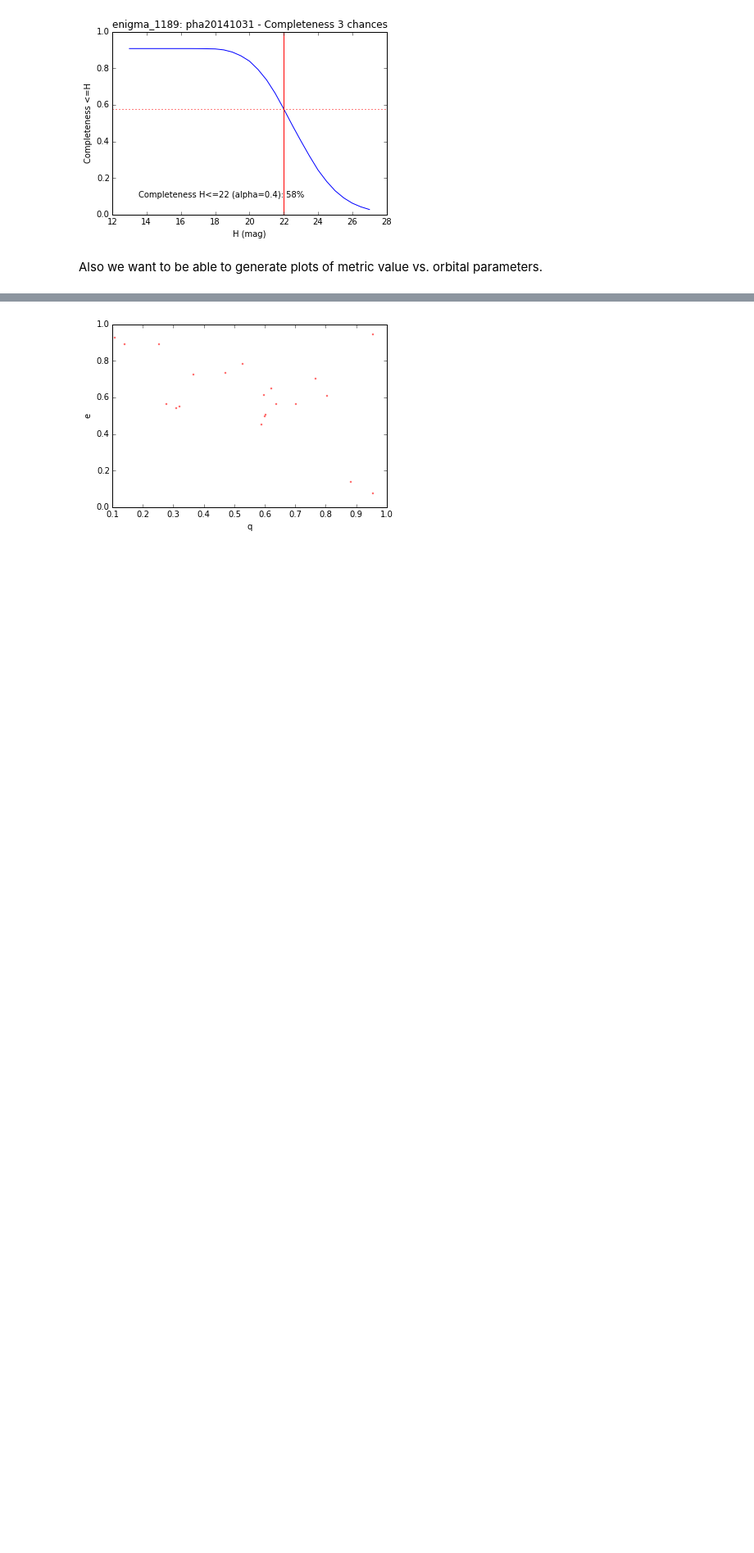
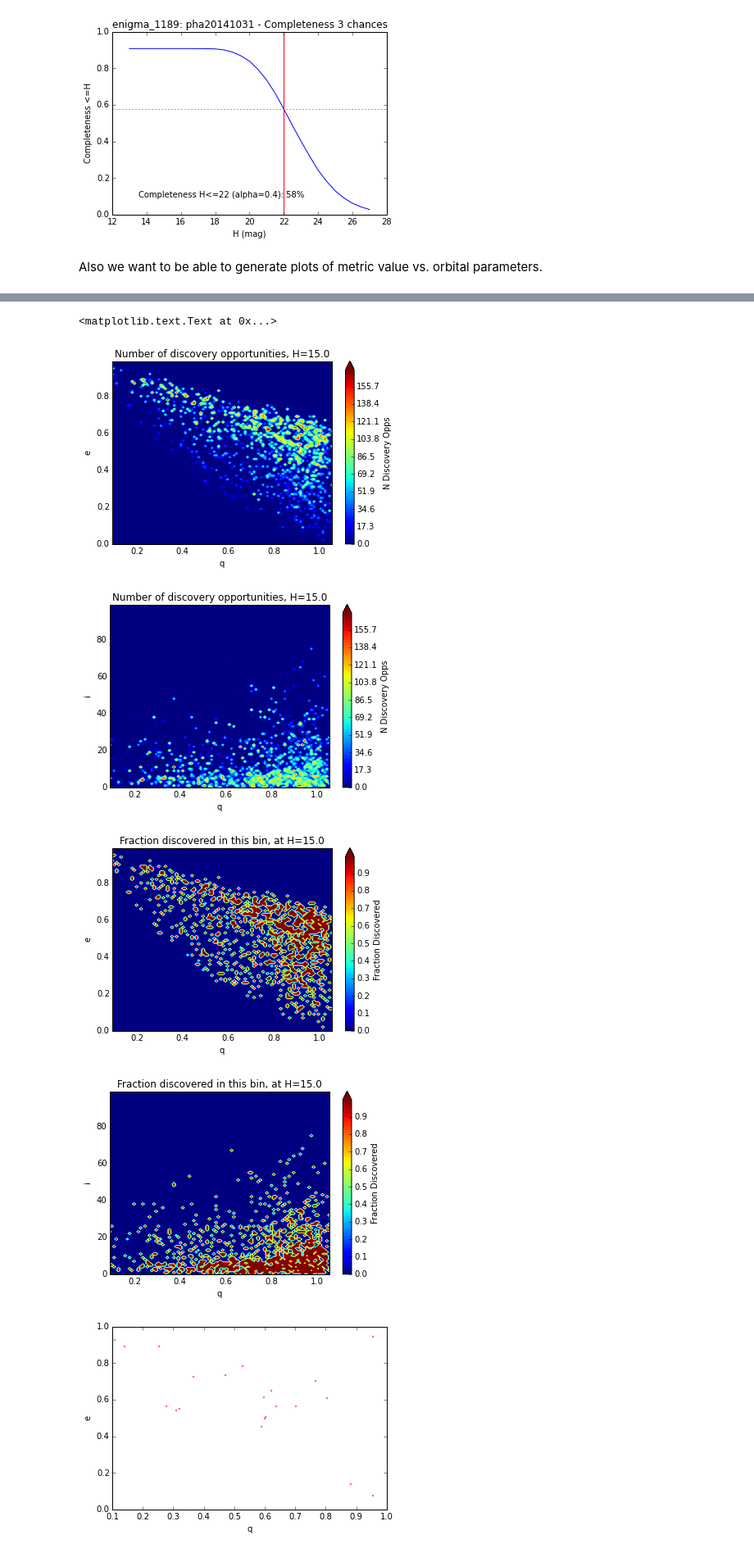
Before and after one commit to rhiannonlynne/MafSSO, a Jupyter notebook: Prototype SSO Metrics.ipynb, the cells around one changed output, grey strips where cells are left out. Shown at 82% size. Drawn from its saved outputs; the diff is of its cells as text; code cells hidden in the pictures; blank space fills up the shorter version.

```diff
--- a/Prototype SSO Metrics.ipynb
+++ b/Prototype SSO Metrics.ipynb
@@ -545,3 +545,28 @@ metricVs2dOrbits(a, orbits['i'], 'a', 'i', discoveries30, mag, Hrange, abins, ib
+# %%
+mag = 15
+abins = np.arange(0, 4.0, 4/100.0)
+qbins = np.arange(orbits['q'].min(), orbits['q'].max(), (orbits['q'].max() - orbits['q'].min())/100.0)
+ebins = np.arange(0, 1, 0.01)
+ibins = np.arange(0, 100, 1)
+a = orbits['q'] / (1-orbits['e'])
+metricVs2dOrbits(orbits['q'], orbits['e'], 'q', 'e', discoveries, 'N Discovery Opps', mag, Hrange, qbins, ebins)
+plt.title('Number of discovery opportunities, H=%.1f' %(mag))
+metricVs2dOrbits(orbits['q'], orbits['i'], 'q', 'i', discoveries, 'N Discovery Opps', mag, Hrange, qbins, ibins)
+plt.title('Number of discovery opportunities, H=%.1f' %(mag))
+
+a = orbits['q'] / (1-orbits['e'])
+df = np.zeros([len(ssoids), len(Hrange)], float)
+df = np.where(discoveries > 1, 1, 0)
+metricVs2dOrbits(orbits['q'], orbits['e'], 'q', 'e', df, 'Fraction Discovered', mag, Hrange, qbins, ebins)
+plt.title('Fraction discovered in this bin, at H=%.1f' %(mag))
+metricVs2dOrbits(orbits['q'], orbits['i'], 'q', 'i', df, 'Fraction Discovered', mag, Hrange, qbins, ibins)
+plt.title('Fraction discovered in this bin, at H=%.1f' %(mag))
+# %% [output]
+<matplotlib.text.Text at 0x...>
+[figure, added]
+[figure, added]
+[figure, added]
+[figure, added]
 # %%
 from matplotlib.patches import Ellipse
 from matplotlib.collections import PatchCollection
```
Also changed, not shown: parts of 2 cells of this notebook.
